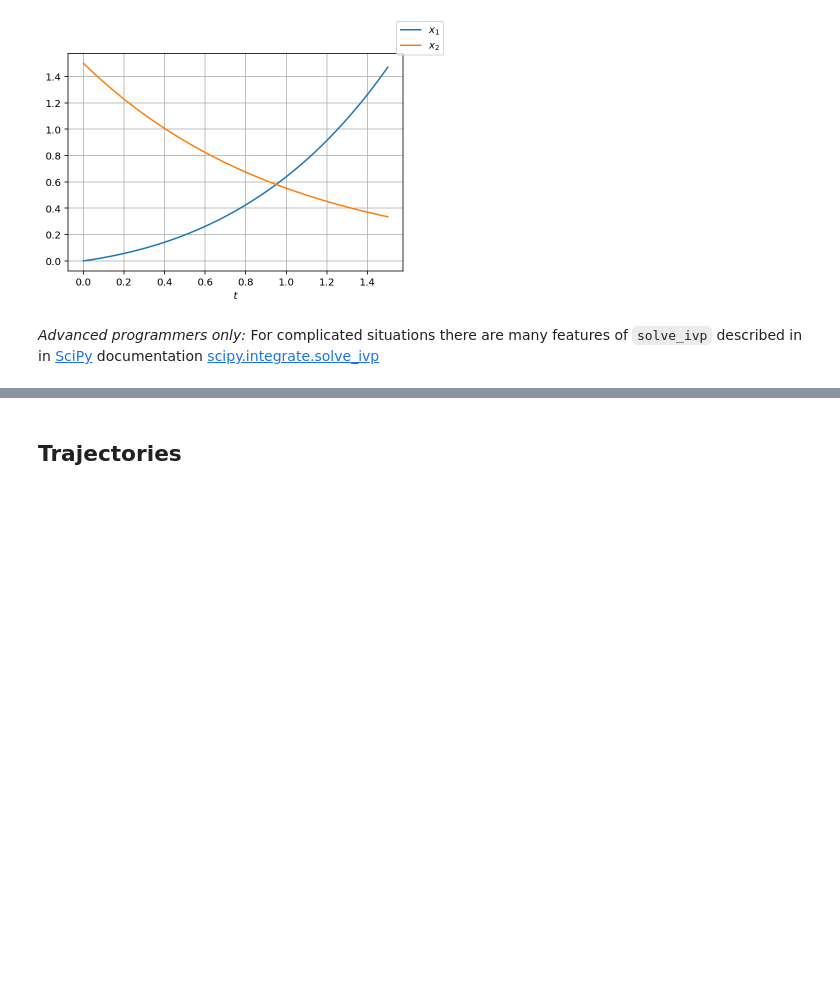
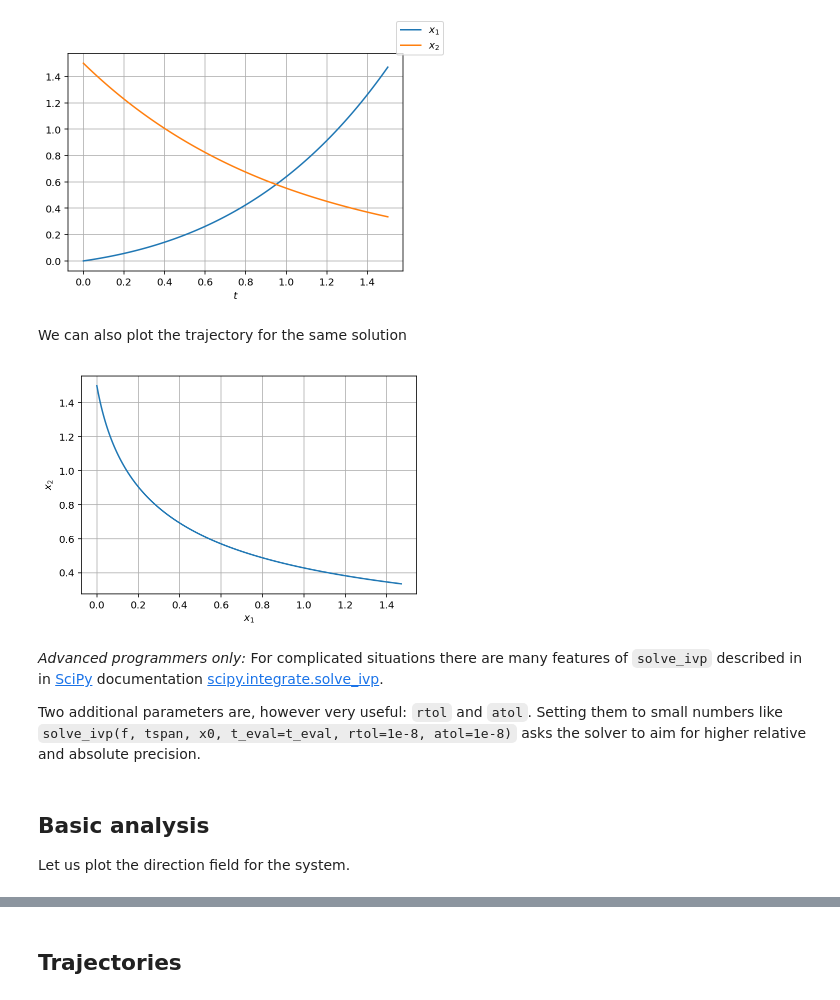
Before and after one commit to fedxa/PHYS30471, a Jupyter notebook: ODE_2D.ipynb, the cells around one changed output, grey strips where cells are left out. Drawn from its saved outputs; the diff is of its cells as text; code cells hidden in the pictures; blank space fills up the shorter version.

```diff
--- a/ODE_2D.ipynb
+++ b/ODE_2D.ipynb
@@ -26,5 +25,5 @@ define the functions $f_{1,2}$ here.
 def f(t, X):
     x1 = X[0]
     x2 = X[1]
-    return [ x1+math.exp(-x2),
+    return [ x1+np.exp(-x2),
              -x2 ]
@@ -76,5 +49,29 @@ fig2.legend()
 # %% [output]
 <matplotlib.legend.Legend at 0x...>
 [figure]
+# %% [markdown]
+We can also plot the trajectory for the same solution
+# %%
+tspan = (0, 1.5) # time range for the solution
+x0 = [0.0, 1.5]  # initial conditions
+
+t_eval = np.linspace(tspan[0], tspan[1], num=100) # Make reported solution "smooth"
+## Solve, and return solution at t_eval moments
+xs = solve_ivp(f, tspan, x0, t_eval=t_eval)
+
+fig2, ax2 = plt.subplots(1)
+
+ax2.plot(xs.y[0,:], xs.y[1,:])
+ax2.set_xlabel("$x_1$")
+ax2.set_ylabel("$x_2$")
+ax2.grid()
+# %% [output]
+[figure, added]
 # %% [markdown]
-*Advanced programmers only:* For complicated situations there are many features of `solve_ivp` described in in [SciPy](https://www.scipy.org/) documentation [scipy.integrate.solve_ivp](https://docs.scipy.org/doc/scipy/reference/generated/scipy.integrate.solve_ivp.html?highlight=solve_ivp#scipy.integrate.solve_ivp)
+*Advanced programmers only:* For complicated situations there are many features of `solve_ivp` described in in [SciPy](https://www.scipy.org/) documentation [scipy.integrate.solve_ivp](https://docs.scipy.org/doc/scipy/reference/generated/scipy.integrate.solve_ivp.html?highlight=solve_ivp#scipy.integrate.solve_ivp).
+
+Two additional parameters are, however very useful: `rtol` and `atol`.  Setting them to small numbers like `solve_ivp(f, tspan, x0, t_eval=t_eval, rtol=1e-8, atol=1e-8)` asks the solver to aim for higher relative and absolute precision.
+# %% [markdown]
+## Basic analysis
+
+Let us plot the direction field for the system.
```
Also changed, not shown: parts of 6 cells of this notebook, 1 other file.
